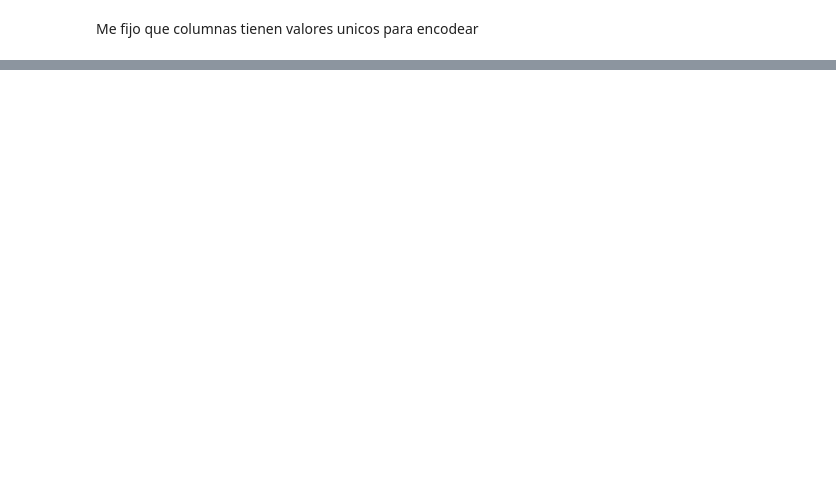
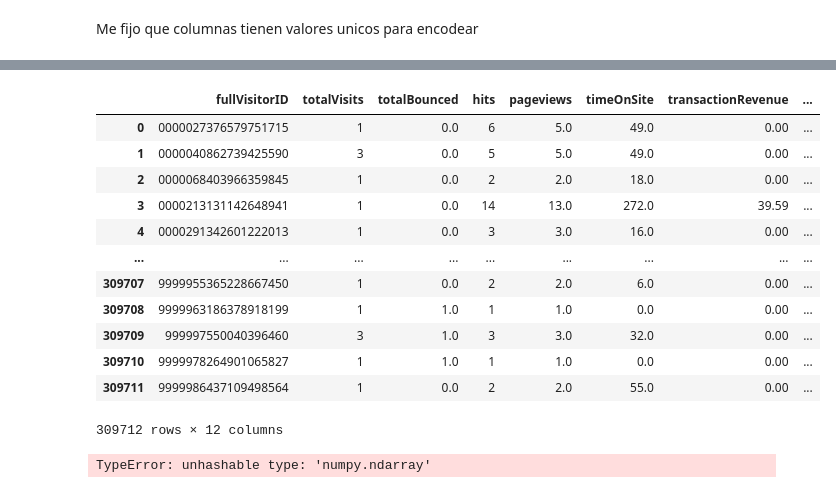
Before and after one commit to lenavalesk/mightyhive, a Jupyter notebook: Challenge_Peroni.ipynb, the cells around one changed output, grey strips where cells are left out. Saved outputs shown, nothing was run; the diff lists cells and outputs as text; code cells hidden in the pictures; blank space fills up the shorter version.

```diff
--- a/Challenge_Peroni.ipynb
+++ b/Challenge_Peroni.ipynb
@@ -371,0 +392,20 @@ profile
+# %%
+client_data.reset_index(level=['fullVisitorID'])
+# %% [output]
+|  | fullVisitorID | totalVisits | totalBounced | hits | pageviews | timeOnSite | transactionRevenue | ... |
+| 0 | 0000027376579751715 | 1 | 0.0 | 6 | 5.0 | 49.0 | 0.00 | ... |
+| 1 | 0000040862739425590 | 3 | 0.0 | 5 | 5.0 | 49.0 | 0.00 | ... |
+| 2 | 0000068403966359845 | 1 | 0.0 | 2 | 2.0 | 18.0 | 0.00 | ... |
+| 3 | 0000213131142648941 | 1 | 0.0 | 14 | 13.0 | 272.0 | 39.59 | ... |
+| 4 | 0000291342601222013 | 1 | 0.0 | 3 | 3.0 | 16.0 | 0.00 | ... |
+| ... | ... | ... | ... | ... | ... | ... | ... | ... |
+| 309707 | 9999955365228667450 | 1 | 0.0 | 2 | 2.0 | 6.0 | 0.00 | ... |
+| 309708 | 9999963186378918199 | 1 | 1.0 | 1 | 1.0 | 0.0 | 0.00 | ... |
+| 309709 | 999997550040396460 | 3 | 1.0 | 3 | 3.0 | 32.0 | 0.00 | ... |
+| 309710 | 9999978264901065827 | 1 | 1.0 | 1 | 1.0 | 0.0 | 0.00 | ... |
+| 309711 | 9999986437109498564 | 1 | 0.0 | 2 | 2.0 | 55.0 | 0.00 | ... |
+309712 rows × 12 columns
+# %%
+client_data = pd.get_dummies(client_data,drop_first=True,columns=["source","country","channelGrouping"])
+# %% [output]
+TypeError: unhashable type: 'numpy.ndarray'
```
Also changed, not shown: parts of 14 cells of this notebook.
